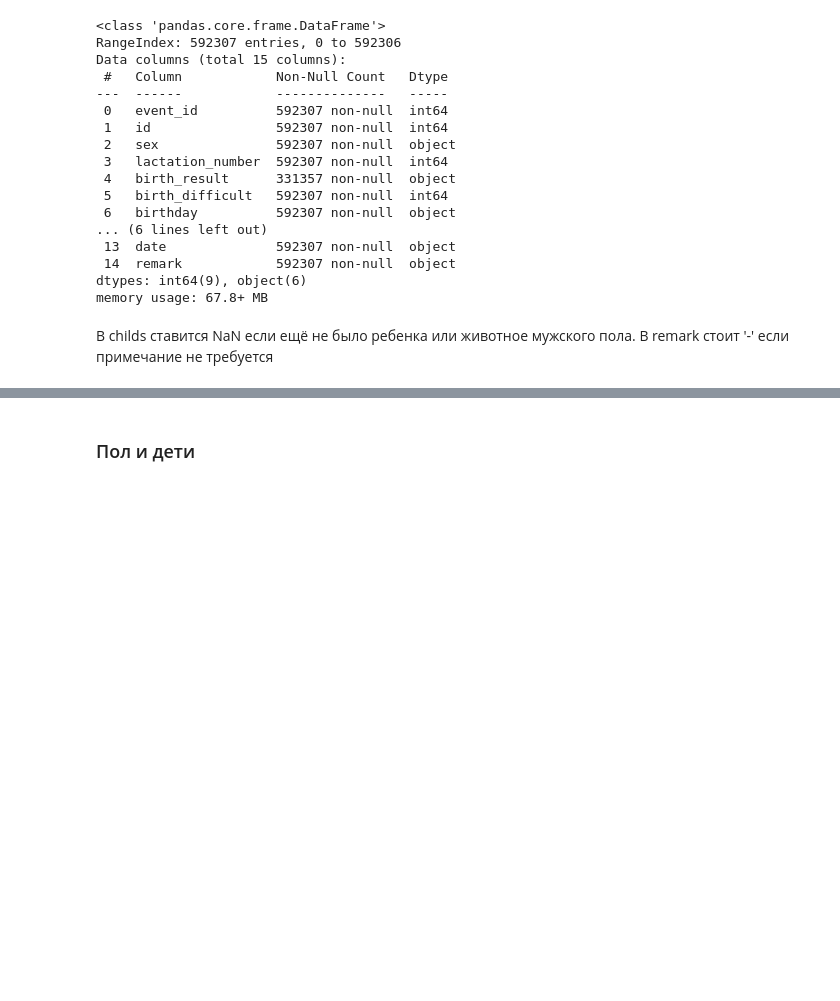
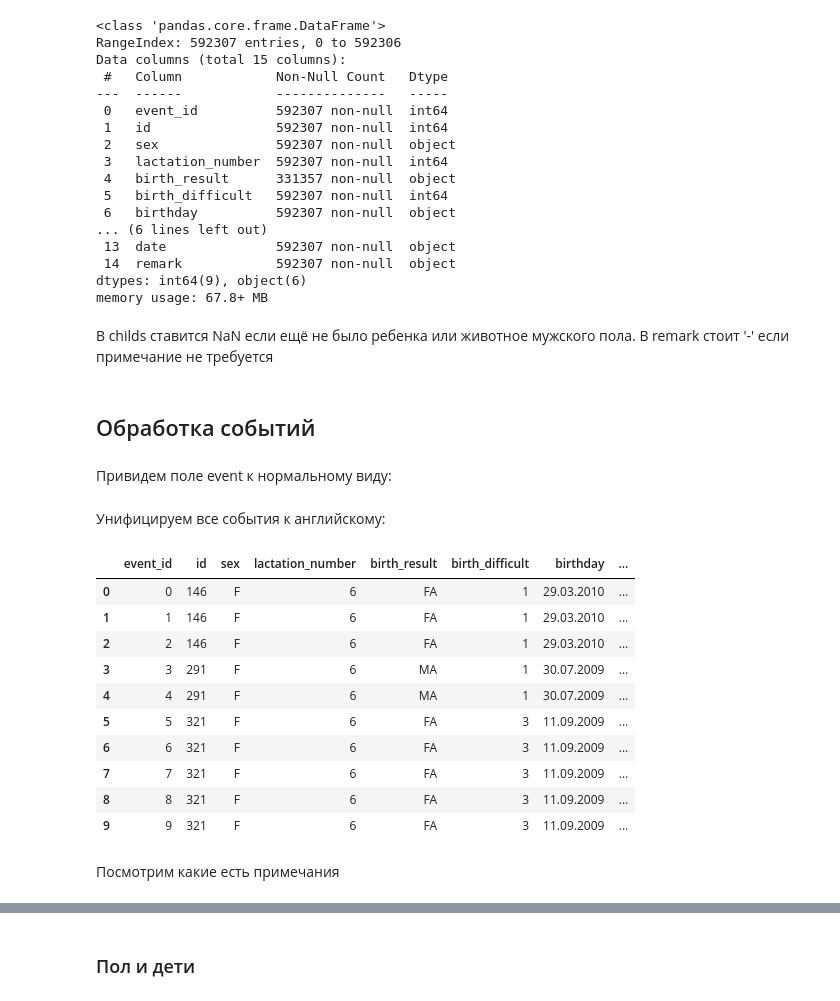
Before and after one commit to Desiment/cows-hack, a Jupyter notebook: notebooks/Preprocessing.ipynb, the cells around one changed output, grey strips where cells are left out. Drawn from its saved outputs; the diff is of its cells as text; code cells hidden in the pictures; blank space fills up the shorter version.

```diff
--- a/notebooks/Preprocessing.ipynb
+++ b/notebooks/Preprocessing.ipynb
@@ -69,3 +71,65 @@ memory usage: 67.8+ MB
 # %% [markdown]
 В childs ставится NaN если ещё не было ребенка или животное мужского пола.
 В remark стоит '-' если примечание не требуется
+# %% [markdown]
+## Обработка событий
+# %% [markdown]
+Привидем поле event к нормальному виду:
+# %%
+EventSynonims = {
+    "ABORT"   : ["ABORT", "АБОРТ"],
+    "TOSCM"   : ["TOSCM", "НА_СХЕМУ"],
+    "NULSCM"  : ["NULSCM","СО_СХЕМЫ"],
+    "DNB"     : ["DNB", "НЕОСЕМ"],
+    "BRED"    : ["BRED", "ОСЕМЕН"],
+    "FRESH"   : ["FRESH", "ОТЕЛ"],
+    "PREG"    : ["PREG", "СТЕЛН"],
+    "PREGBEF" : ["PREGBEF", "СТЕЛНДО"],
+    "DRY"     : ["DRY", "СУХОСТ"],
+    "DRY2"    : ["DRY2", "СУХ2"],
+    "OPEN"    : ["OPEN", "ЯЛОВАЯ"],
+    #-------
+    "WEIGHT"  : ["WEIGHT", "ВЕС"],
+    "DEAD"    : ["DEAD", "ПАЛА"],
+    "MOVE"    : ["MOVE", "ПЕРЕВОД"],
+    "SOLD"    : ["SOLD", "ПРОДАНА"],
+    #-------
+    "VAC"     : ["VAC", "ВАКЦИН"],
+    "VACVIR"  : ["VACVIR", "ВАКВИРУС"],
+    "FOOTRIM" : ["FOOTRIM", "РАСЧКОП"],
+    "HEALTH"  : ["HEALTH", "WELL", "ЗДОРОВА"],
+    "BROKE"   : ["BROKE", "ДЕФЕКТ"],
+    "POT"     : ["POT", "ПРОФОТ"],
+    "ILLMISC" : ["ILLMISC", "БОЛЕЗНЬ"],
+    "LAME"    : ["LAME", "ХРОМОТА"],
+    "KETOS"   : ["KETOS", "КЕТОЗ"],
+    "MAST"    : ["MAST", "МАСТИТ"],
+    "METR"    : ["METR", "МЕТРИТ"],
+    "PARES"   : ["PARES", "ПАРЕЗ"],
+    "RP"      : ["RP", "ПОСЛЕД"],
+}
+
+EventName = dict()
+for event in EventSynonims.keys():
+    for label in EventSynonims[event]:
+        EventName[label] = event
+EventTypes = EventSynonims.keys()
+# %% [markdown]
+Унифицируем все события к английскому:
+# %%
+df['event'] = df['event'].apply(lambda label: EventName[label])
+df.head(10)
+# %% [output]
+|  | event_id | id | sex | lactation_number | birth_result | birth_difficult | birthday | ... |
+| 0 | 0 | 146 | F | 6 | FA | 1 | 29.03.2010 | ... |
+| 1 | 1 | 146 | F | 6 | FA | 1 | 29.03.2010 | ... |
+| 2 | 2 | 146 | F | 6 | FA | 1 | 29.03.2010 | ... |
+| 3 | 3 | 291 | F | 6 | MA | 1 | 30.07.2009 | ... |
+| 4 | 4 | 291 | F | 6 | MA | 1 | 30.07.2009 | ... |
+| 5 | 5 | 321 | F | 6 | FA | 3 | 11.09.2009 | ... |
+| 6 | 6 | 321 | F | 6 | FA | 3 | 11.09.2009 | ... |
+| 7 | 7 | 321 | F | 6 | FA | 3 | 11.09.2009 | ... |
+| 8 | 8 | 321 | F | 6 | FA | 3 | 11.09.2009 | ... |
+| 9 | 9 | 321 | F | 6 | FA | 3 | 11.09.2009 | ... |
+# %% [markdown]
+Посмотрим какие есть примечания
```
Also changed, not shown: parts of 32 cells of this notebook.
